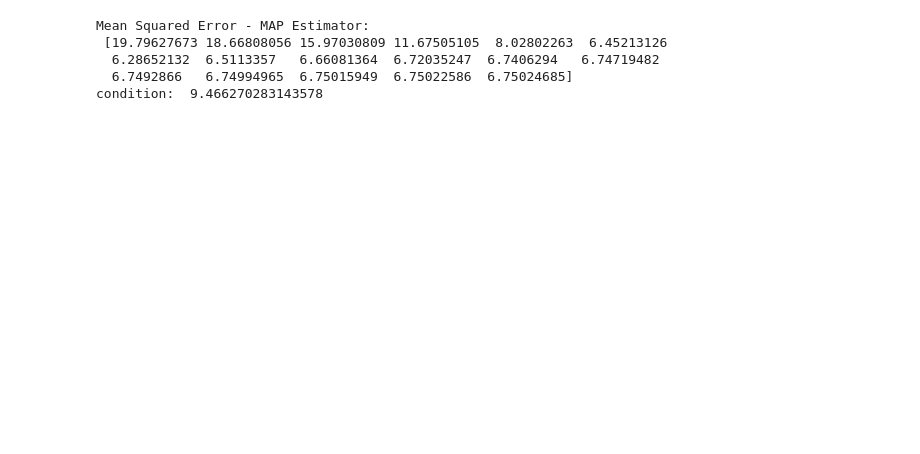
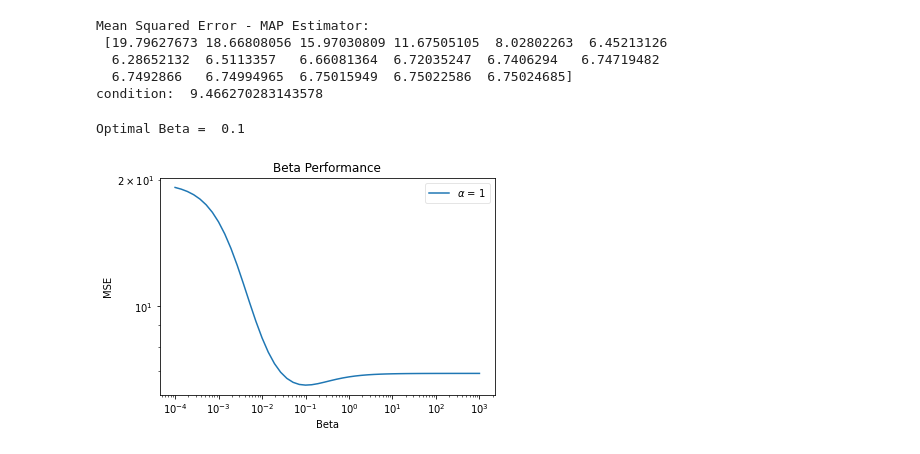
Before and after one commit to meuliano/EECE5644, a Jupyter notebook: HW3/hw3_2.ipynb, the cells around one changed output. Saved outputs shown, nothing was run; the diff lists cells and outputs as text; code cells hidden in the pictures; blank space fills up the shorter version.

```diff
--- a/HW3/hw3_2.ipynb
+++ b/HW3/hw3_2.ipynb
@@ -119,0 +145,50 @@ for alpha_ind in range(len(alpha_sweep)):
+# %%
+betas = np.logspace(-4,3) # 50 Beta vals to try from 1e-4 to 1e3
+cv = KFold(n_splits=5, shuffle=True) # Setup KFold with 5 folds
+mse_map = np.empty((50, 5)) # Allocate space for matrix of MSEs
+
+plt.figure()
+alpha_ind = 0
+beta_opts = []
+# Perform Cross-Validation
+for y_train in y_train_sweep:
+    # y_train = (a.dot(x_train.T+z_train.T)).T + v_train
+
+    for fold, (train_indices, valid_indices) in enumerate(cv.split(x_train)):
+        # Extract the training and validation sets from the K-fold split
+        X_train_k = x_train[train_indices]
+        y_train_k = y_train[train_indices]
+        X_valid_k = x_train[valid_indices]
+        y_valid_k = y_train[valid_indices]
+
+        # Find Parameter Vector using MAP equation for each fold and for each value of beta
+        w_maps = np.array([mapParamEstimate(X_train_k,y_train_k,beta,v_sigma) for beta in betas])
+        # Find the MSE for each generated param vector using validation set
+        mse_map[:,fold] = np.array([meanSquaredError(w_map, X_valid_k, y_valid_k) for w_map in w_maps])
+
+    # Average across each fold - results in MSE averaged estimate for each Beta value
+    avgs = [np.average(mse_map[i,:]) for i in range(mse_map.shape[0])]
+
+    beta_opt = betas[avgs.index(np.min(avgs))]
+    beta_opts.append(beta_opt)
+    print("Optimal Beta = ", beta_opt)
+    alpha_val = alpha_sweep[alpha_ind]
+
+
+
+    # TURN THIS INTO TWO FIGURES!
+    # plt.scatter(beta_opt,alpha_val)
+
+    plt.plot(betas,avgs,label=r"$\alpha$ = {}".format(alpha_val))
+    alpha_ind = alpha_ind + 1
+
+plt.legend(loc='best', fancybox=True, framealpha=0.5)
+plt.title("Beta Performance")
+plt.xscale('log')
+plt.yscale('log')
+plt.xlabel("Beta")
+plt.ylabel("MSE")
+plt.show()
+# %% [output]
+Optimal Beta =  0.1
+[figure, added]
```
Also changed, not shown: parts of 10 cells of this notebook.
